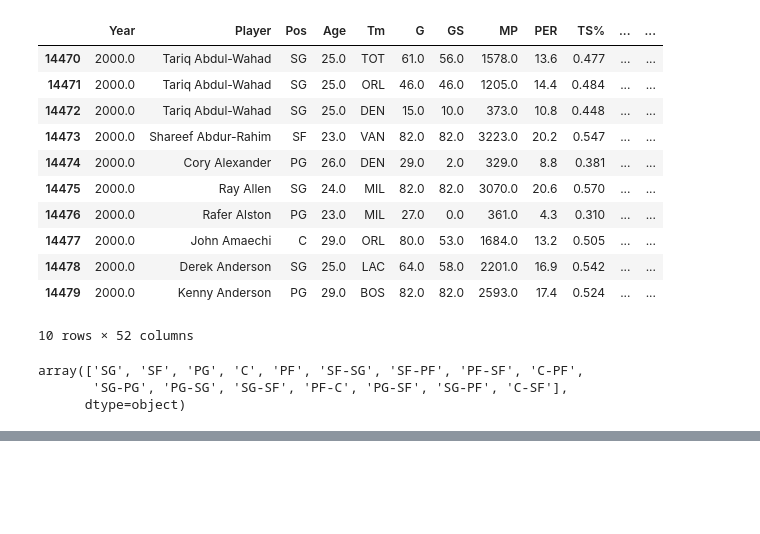
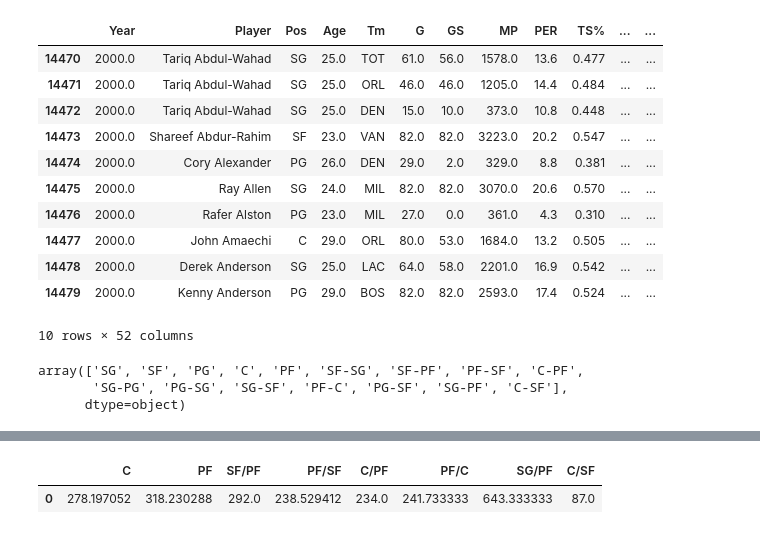
Before and after one commit to logan7734/Project1_repo, a Jupyter notebook: andrew_project_1_code.ipynb, the cells around one changed output, grey strips where cells are left out. Saved outputs shown, nothing was run; the diff lists cells and outputs as text; code cells hidden in the pictures; blank space fills up the shorter version.

```diff
--- a/andrew_project_1_code.ipynb
+++ b/andrew_project_1_code.ipynb
@@ -59,0 +66,21 @@ c_mean
+# %%
+#creating the mean 2 pt attempts for each position, including all of '00-'17
+c_mean = c['2PA'].mean()
+pf_mean = pf['2PA'].mean()
+sf_pf_mean = sf_pf['2PA'].mean()
+pf_sf_mean = pf_sf['2PA'].mean()
+c_pf_mean = c_pf['2PA'].mean()
+pf_c_mean = pf_c['2PA'].mean()
+sg_pf_mean = sg_pf['2PA'].mean()
+c_sf_mean = c_sf['2PA'].mean()
+# %%
+#creating a DF for the values to sit into
+gross_mean_df = pd.DataFrame({'C':c_mean, "PF": pf_mean,
+                            "SF/PF": sf_pf_mean, 'PF/SF': pf_sf_mean,
+                             'C/PF': c_pf_mean, 'PF/C': pf_c_mean,
+                             'SG/PF': sg_pf_mean, 'C/SF': c_sf_mean},
+                             index = [0])
+gross_mean_df
+# %% [output]
+|  | C | PF | SF/PF | PF/SF | C/PF | PF/C | SG/PF | C/SF |
+| 0 | 278.197052 | 318.230288 | 292.0 | 238.529412 | 234.0 | 241.733333 | 643.333333 | 87.0 |
```
Also changed, not shown: parts of 45 cells of this notebook.
